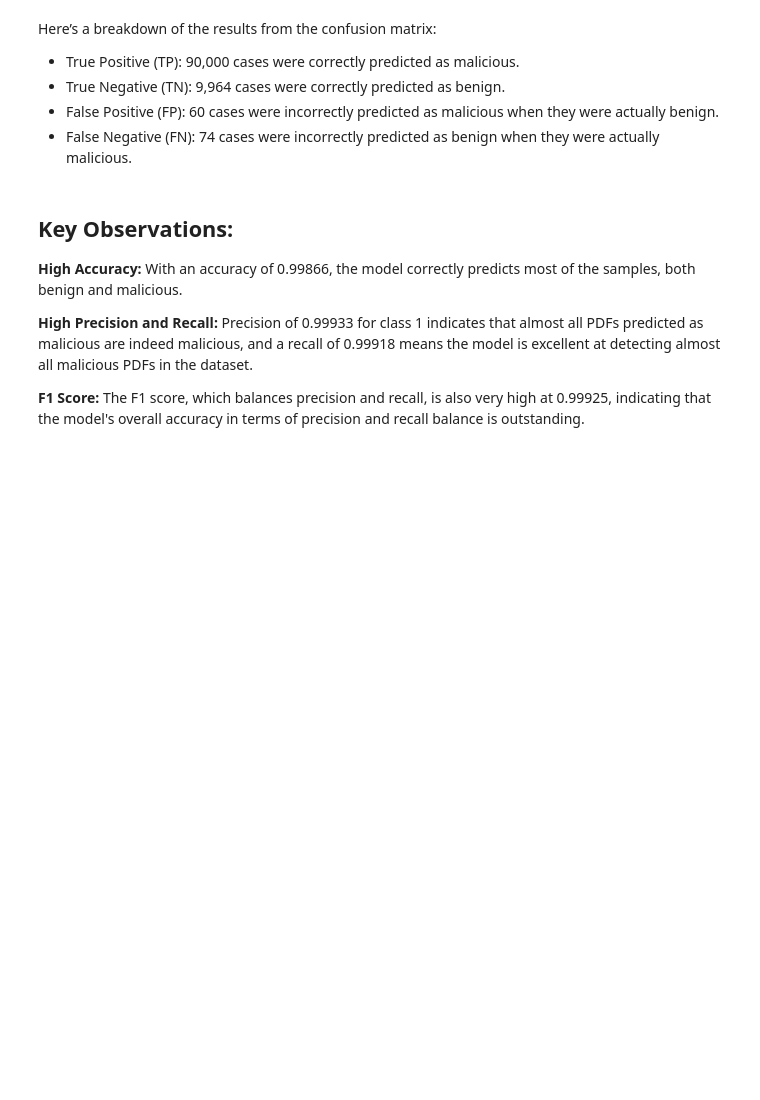
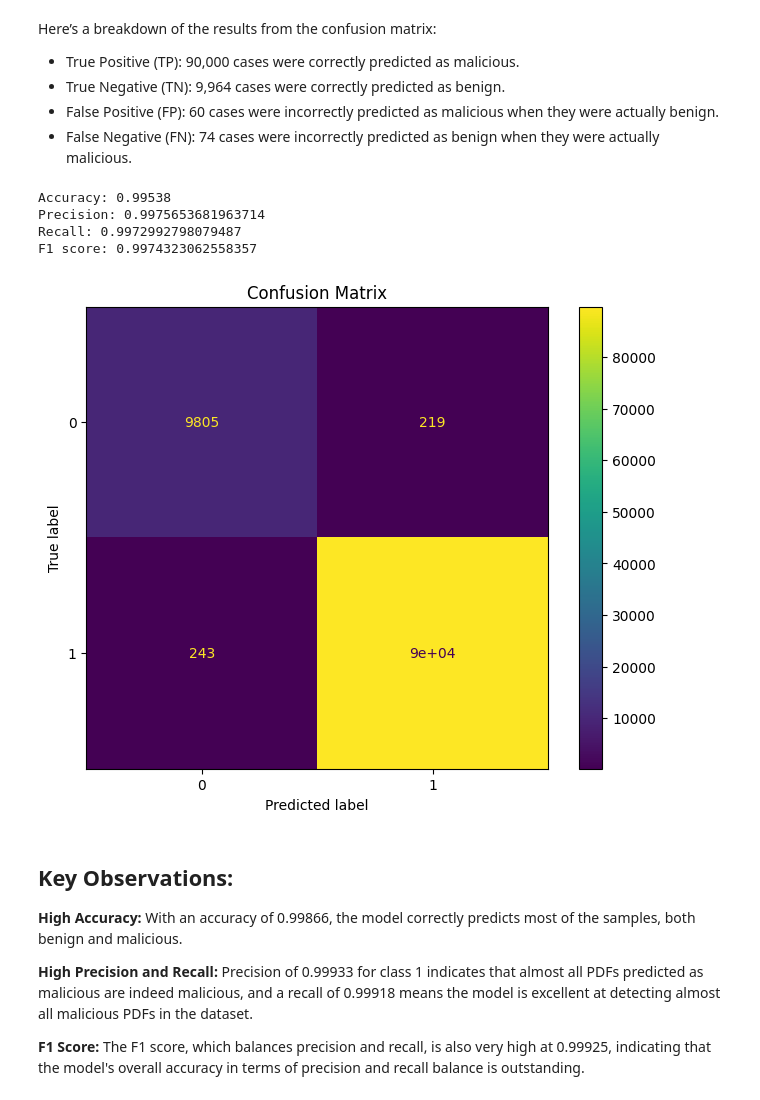
Before and after one commit to MitsukiS16/Evasive-PDF-Samples, a Jupyter notebook: Notebook_ref.ipynb, the cells around one changed output. Cells and saved outputs as stored; diff of their text form; code cells hidden in the pictures; blank space fills up the shorter version.

Commit message:
sample_best results in neural_network

```diff
--- a/Notebook_ref.ipynb
+++ b/Notebook_ref.ipynb
@@ -417,13 +421,11 @@ To balance our dataset, we will use **Synthetic Minority Over-sampling Technique
 # %% [markdown]
 ### 7.1 Techniques to Handle Imbalanced Classes
 # %%
-import copy
-
-
 print("Values of the feature column ('class')")
 sample['class'].value_counts()
 sample_undersample = copy.deepcopy(sample)
 sample_original = copy.deepcopy(sample)
+sample_best = copy.deepcopy(sample[['obj', 'pdfsize', 'pages', 'stream', 'Javascript', 'Acroform', 'class']])
 # %% [output]
 Values of the feature column ('class')
 # %% [markdown]
@@ -562,6 +571,27 @@ Here’s a breakdown of the results from the confusion matrix:
 - True Negative (TN): 9,964 cases were correctly predicted as benign.
 - False Positive (FP): 60 cases were incorrectly predicted as malicious when they were actually benign.
 - False Negative (FN): 74 cases were incorrectly predicted as benign when they were actually malicious.
+# %%
+decision_tree_values = decision_tree_algorithm(sample_best)
+(accuracy, precision, recall, f1, conf_matrix, decision_tree_classifier) = decision_tree_values
+
+print("Accuracy:", accuracy)
+print("Precision:", precision)
+print("Recall:", recall)
+print("F1 score:", f1)
+disp = metrics.ConfusionMatrixDisplay(confusion_matrix = conf_matrix, display_labels = decision_tree_classifier.classes_)
+
+# Plot the confusion matrix
+fig, ax = plt.subplots(figsize=(8, 6))
+disp.plot(ax=ax)
+ax.set_title('Confusion Matrix')
+plt.show()
+# %% [output]
+Accuracy: 0.99538
+Precision: 0.9975653681963714
+Recall: 0.9972992798079487
+F1 score: 0.9974323062558357
+[figure, added]
 # %% [markdown]
 ## Key Observations:
 
```
Also changed, not shown: parts of 7 cells of this notebook.
